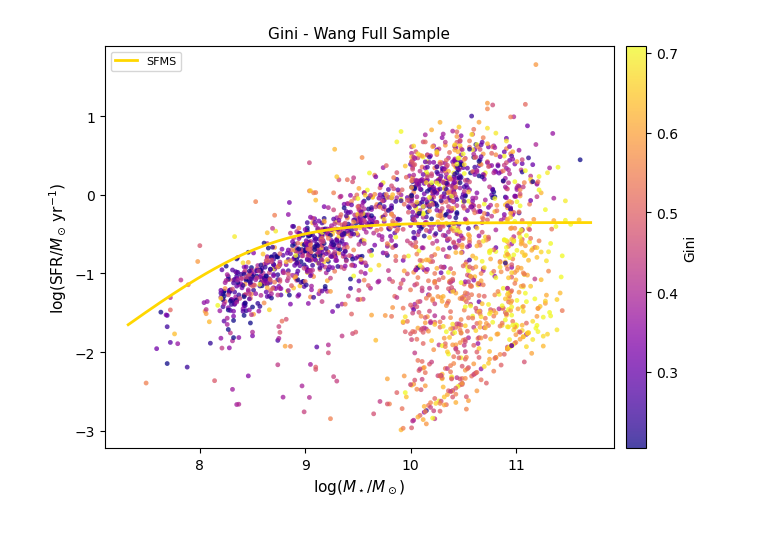
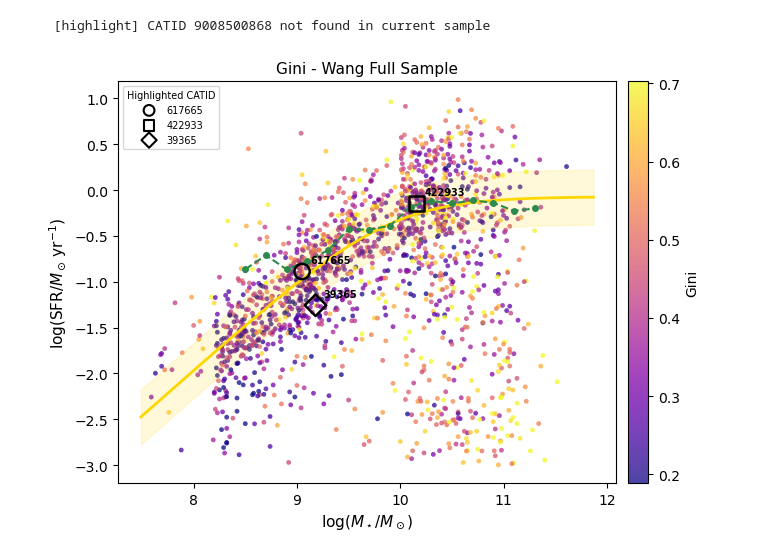
Before and after one commit to ssin3605/Astro-Project, a Jupyter notebook: master/notebooks/exploration.ipynb, the cells around one changed output. Cells and saved outputs as stored; diff of their text form; code cells hidden in the pictures.

```diff
--- a/master/notebooks/exploration.ipynb
+++ b/master/notebooks/exploration.ipynb
@@ -11,7 +11,7 @@ import matplotlib.pyplot as plt
 from src.z_plotting import plot_scatter
 from src.sfms     import fit_ridge_line, lee2015_sfms
 
-df = pd.read_csv("../outputs/tables/master_sfms.csv")
+df = pd.read_csv("../outputs/tables/master_results.csv")
 
 # Refit SFMS params (fast — just a curve_fit call)
 sf_mask     = np.isfinite(df["log_SFR"]) & (df["log_SFR"] > -2.0)
@@ -26,15 +41,19 @@ SFMS params: S0=906.533, a1=67.177, Mt=8.596
 # %%
-# SFR vs M*, colour by Gini, full sample
+# SFR vs M* by Gini - Wang Sample
 config = {
-    "x"         : "log_Mstar",
-    "y"         : "log_SFR",
-    "colour_by" : "gini_all_halpha",
-    "sample"    : "wang",
-    "sfr_cut"   : -3,
-    "show_sfms" : True,
-    "title"     : "Gini - Wang Full Sample",
+    "x"               : "log_Mstar",
+    "y"               : "log_SFR",
+    "colour_by"       : "G",
+    "sample"          : "wang",
+    "sfr_cut"         : -3,
+    "show_sfms"       : True,
+    "show_sfms_bands" : True,
+    "show_median_bins": True,
+    "title"           : "Gini - Wang Full Sample",
+    "highlight" : [617665, 422933, 9008500868, 39365],
 }
 fig, ax = plot_scatter(df, sfms_params, config)
 plt.show()
 # %% [output]
+  [highlight] CATID 9008500868 not found in current sample
-[figure, old version]
+[figure, new version]
```
Also changed, not shown: parts of 24 cells of this notebook, 12 other files.
